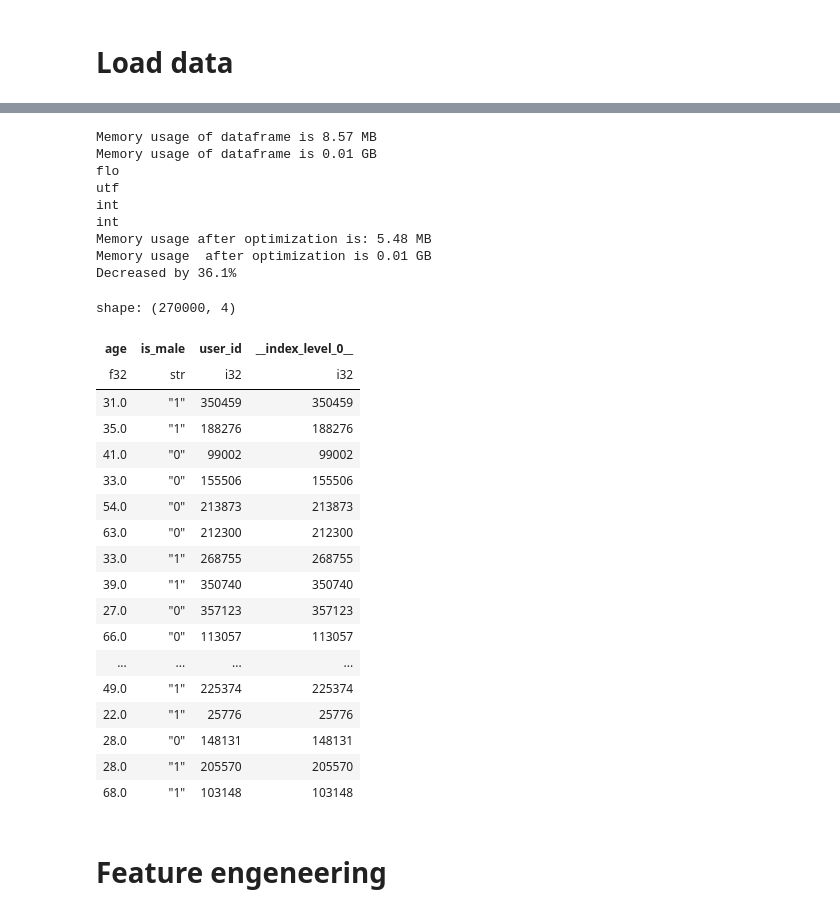
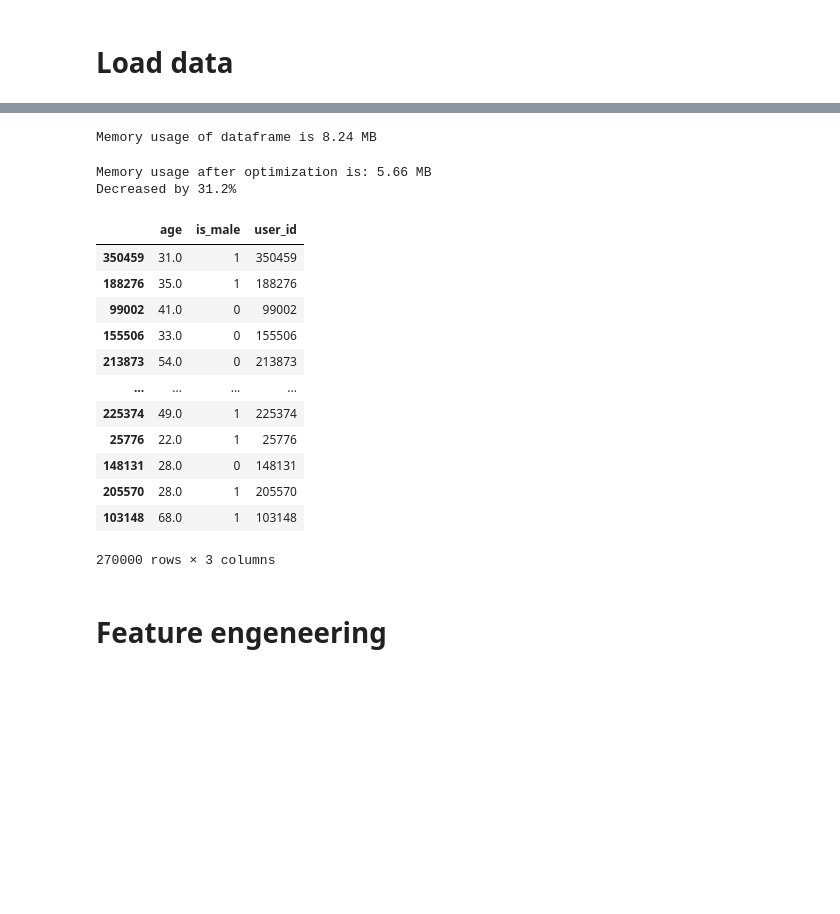
Before and after one commit to shockless/mts-ml-cup, a Jupyter notebook: seq2seq_baseline.ipynb, the cells around one changed output, grey strips where cells are left out. Saved outputs shown, nothing was run; the diff lists cells and outputs as text; code cells hidden in the pictures; blank space fills up the shorter version.

```diff
--- a/seq2seq_baseline.ipynb
+++ b/seq2seq_baseline.ipynb
@@ -85,38 +65,26 @@ shape: (322899435, 12)
 # %%
-target = polars_reduce_mem_usage(
-    pl.read_parquet(
+target = pandas_reduce_mem_usage(
+    pd.read_parquet(
         f'{LOCAL_DATA_PATH}public_train.pqt'
     ))
 target
 # %% [output]
-Memory usage of dataframe is 8.57 MB
-Memory usage of dataframe is 0.01 GB
-flo
-utf
-int
-int
-Memory usage after optimization is: 5.48 MB
-Memory usage  after optimization is 0.01 GB
-Decreased by 36.1%
+Memory usage of dataframe is 8.24 MB
-shape: (270000, 4)
+Memory usage after optimization is: 5.66 MB
+Decreased by 31.2%
-| age | is_male | user_id | __index_level_0__ |
-| f32 | str | i32 | i32 |
-| 31.0 | "1" | 350459 | 350459 |
-| 35.0 | "1" | 188276 | 188276 |
-| 41.0 | "0" | 99002 | 99002 |
-| 33.0 | "0" | 155506 | 155506 |
-| 54.0 | "0" | 213873 | 213873 |
-| 63.0 | "0" | 212300 | 212300 |
-| 33.0 | "1" | 268755 | 268755 |
-| 39.0 | "1" | 350740 | 350740 |
-| 27.0 | "0" | 357123 | 357123 |
-| 66.0 | "0" | 113057 | 113057 |
+|  | age | is_male | user_id |
+| 350459 | 31.0 | 1 | 350459 |
+| 188276 | 35.0 | 1 | 188276 |
+| 99002 | 41.0 | 0 | 99002 |
+| 155506 | 33.0 | 0 | 155506 |
+| 213873 | 54.0 | 0 | 213873 |
 | ... | ... | ... | ... |
-| 49.0 | "1" | 225374 | 225374 |
-| 22.0 | "1" | 25776 | 25776 |
-| 28.0 | "0" | 148131 | 148131 |
-| 28.0 | "1" | 205570 | 205570 |
-| 68.0 | "1" | 103148 | 103148 |
+| 225374 | 49.0 | 1 | 225374 |
+| 25776 | 22.0 | 1 | 25776 |
+| 148131 | 28.0 | 0 | 148131 |
+| 205570 | 28.0 | 1 | 205570 |
+| 103148 | 68.0 | 1 | 103148 |
+270000 rows × 3 columns
 # %% [markdown]
 # Feature engeneering
 # %%
```
Also changed, not shown: parts of 5 cells of this notebook, 2 other files.
